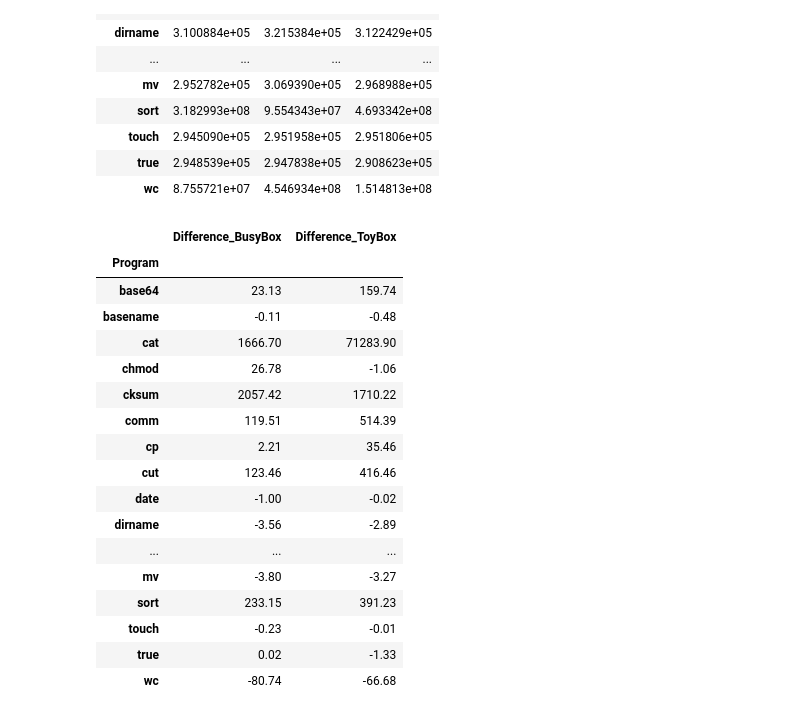
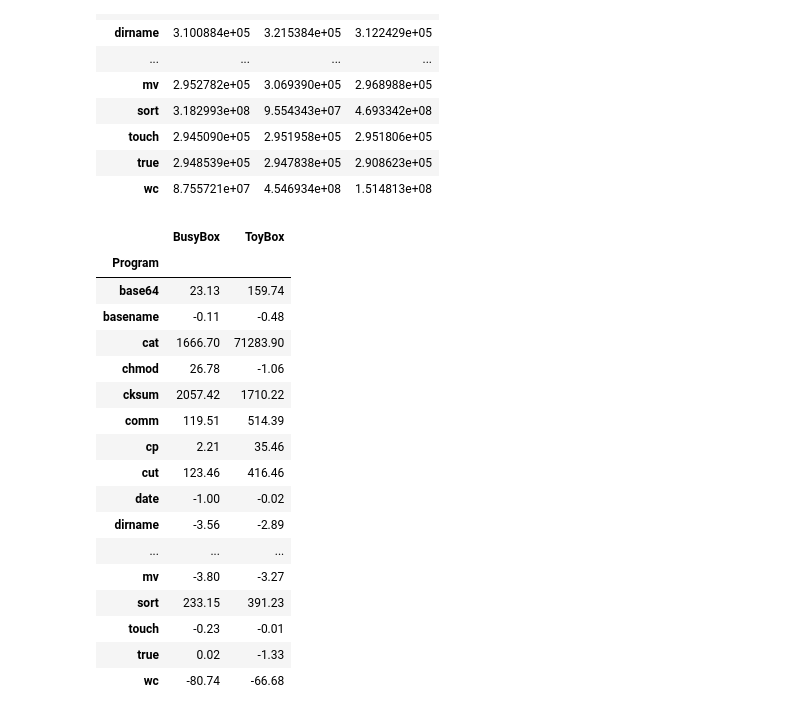
Before and after one commit to ternava/bloat-energy-consumption, a Jupyter notebook: notebooks/metrics.ipynb, the cells around one changed output. Drawn from its saved outputs; the diff is of its cells as text; code cells hidden in the pictures.

Commit message:
last update of notebooks and data for the Initial experiments

```diff
--- a/notebooks/metrics.ipynb
+++ b/notebooks/metrics.ipynb
@@ -66,12 +70,16 @@ df_pivot
 # %%
 df_pivot['Difference_BusyBox'] = ((df_pivot['PSYS']['BusyBox'] - df_pivot['PSYS']['GNU']) / df_pivot['PSYS']['GNU']) * 100
 df_pivot['Difference_ToyBox'] = ((df_pivot['PSYS']['ToyBox'] - df_pivot['PSYS']['GNU']) / df_pivot['PSYS']['GNU']) * 100
 new_df = pd.DataFrame({
-                       'Difference_BusyBox': df_pivot['Difference_BusyBox'].round(2),
-                       'Difference_ToyBox': df_pivot['Difference_ToyBox'].round(2)})
+                       'BusyBox': df_pivot['Difference_BusyBox'].round(2),
+                       'ToyBox': df_pivot['Difference_ToyBox'].round(2)})
+
+
+#output_data = os.path.join(results_dir, 'in_percentage_diffs.csv')
+#new_df.to_csv(output_data, index=False)
 new_df
 # %% [output]
-|  | Difference_BusyBox | Difference_ToyBox |
+|  | BusyBox | ToyBox |
 | Program |  |  |
 | base64 | 23.13 | 159.74 |
 | basename | -0.11 | -0.48 |
```
Also changed, not shown: parts of 1 cell of this notebook, 30 other files.
